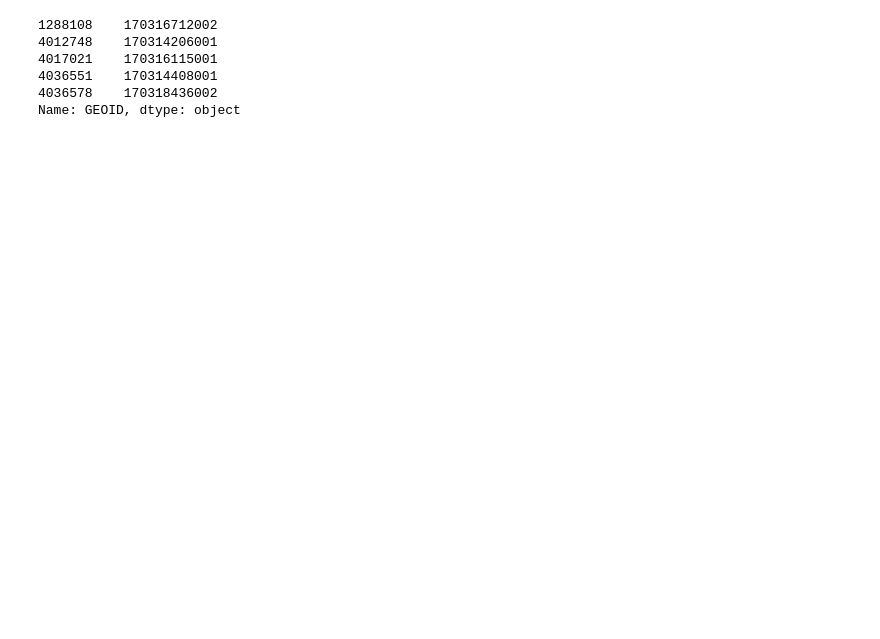
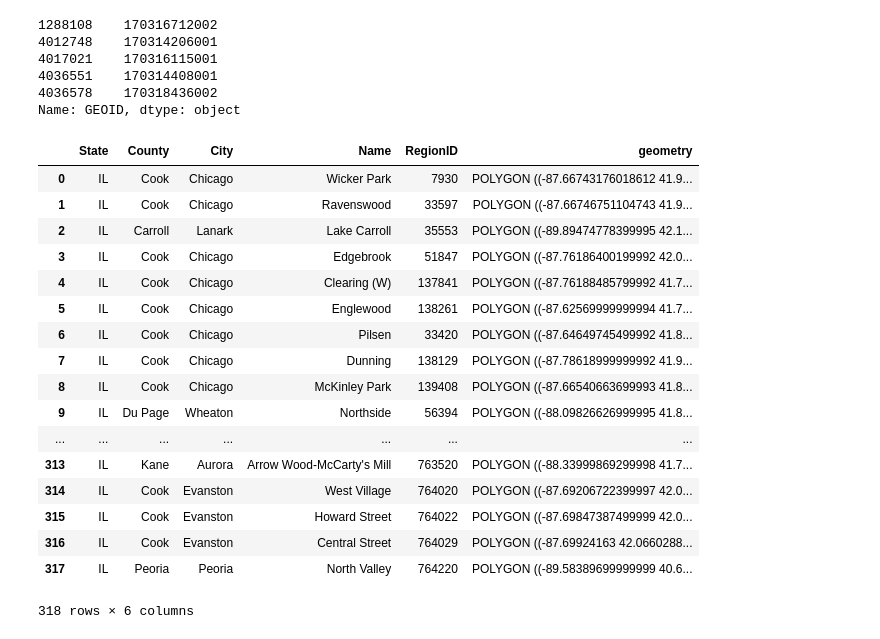
Before and after one commit to aya-liu/equitable-rental-locator, a Jupyter notebook: project/Merging CHA Eviction and Rental Index.ipynb, the cells around one changed output. Cells and saved outputs as stored; diff of their text form; code cells hidden in the pictures; blank space fills up the shorter version.

```diff
--- a/project/Merging CHA Eviction and Rental Index.ipynb
+++ b/project/Merging CHA Eviction and Rental Index.ipynb
@@ -100,0 +105,21 @@ cha_with_geoid.to_csv("CHA_with_geoid.csv")
+# %%
+zillow_neighborhoods
+# %% [output]
+|  | State | County | City | Name | RegionID | geometry |
+| 0 | IL | Cook | Chicago | Wicker Park | 7930 | POLYGON ((-87.66743176018612 41.9... |
+| 1 | IL | Cook | Chicago | Ravenswood | 33597 | POLYGON ((-87.66746751104743 41.9... |
+| 2 | IL | Carroll | Lanark | Lake Carroll | 35553 | POLYGON ((-89.89474778399995 42.1... |
+| 3 | IL | Cook | Chicago | Edgebrook | 51847 | POLYGON ((-87.76186400199992 42.0... |
+| 4 | IL | Cook | Chicago | Clearing (W) | 137841 | POLYGON ((-87.76188485799992 41.7... |
+| 5 | IL | Cook | Chicago | Englewood | 138261 | POLYGON ((-87.62569999999994 41.7... |
+| 6 | IL | Cook | Chicago | Pilsen | 33420 | POLYGON ((-87.64649745499992 41.8... |
+| 7 | IL | Cook | Chicago | Dunning | 138129 | POLYGON ((-87.78618999999992 41.9... |
+| 8 | IL | Cook | Chicago | McKinley Park | 139408 | POLYGON ((-87.66540663699993 41.8... |
+| 9 | IL | Du Page | Wheaton | Northside | 56394 | POLYGON ((-88.09826626999995 41.8... |
+| ... | ... | ... | ... | ... | ... | ... |
+| 313 | IL | Kane | Aurora | Arrow Wood-McCarty's Mill | 763520 | POLYGON ((-88.33999869299998 41.7... |
+| 314 | IL | Cook | Evanston | West Village | 764020 | POLYGON ((-87.69206722399997 42.0... |
+| 315 | IL | Cook | Evanston | Howard Street | 764022 | POLYGON ((-87.69847387499999 42.0... |
+| 316 | IL | Cook | Evanston | Central Street | 764029 | POLYGON ((-87.69924163 42.0660288... |
+| 317 | IL | Peoria | Peoria | North Valley | 764220 | POLYGON ((-89.58389699999999 40.6... |
+318 rows × 6 columns
```
Also changed, not shown: parts of 7 cells of this notebook.
